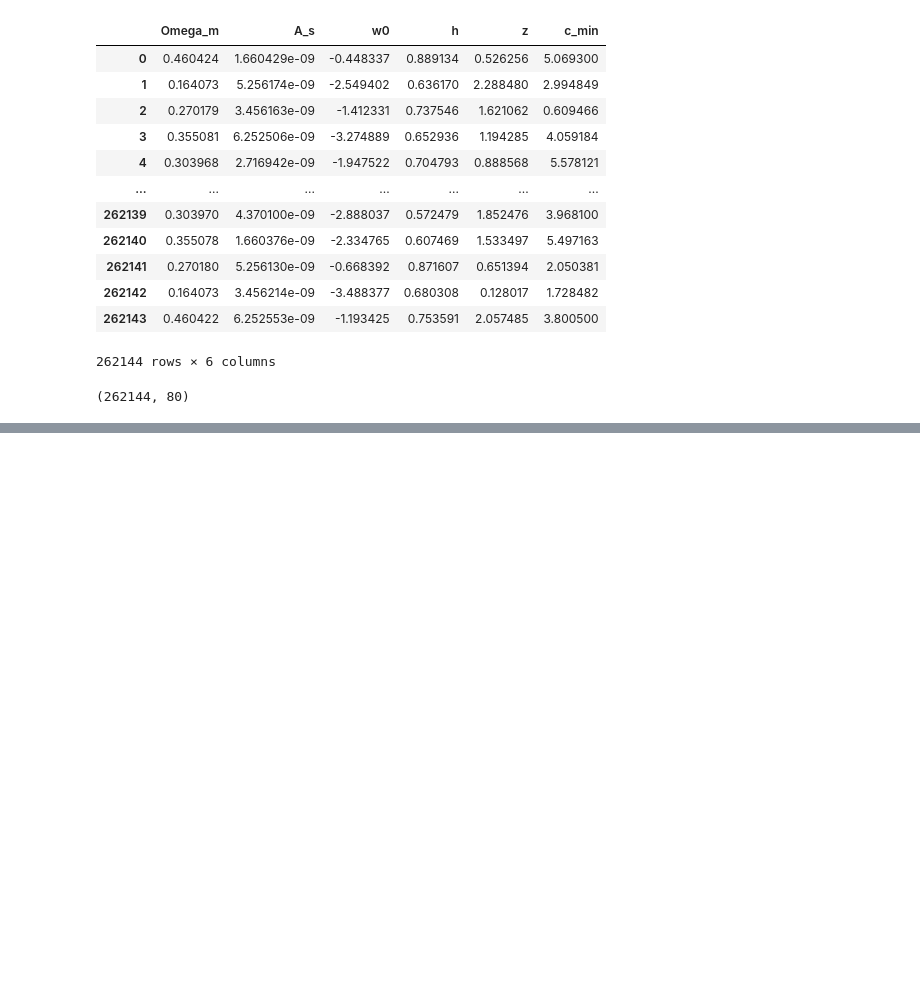
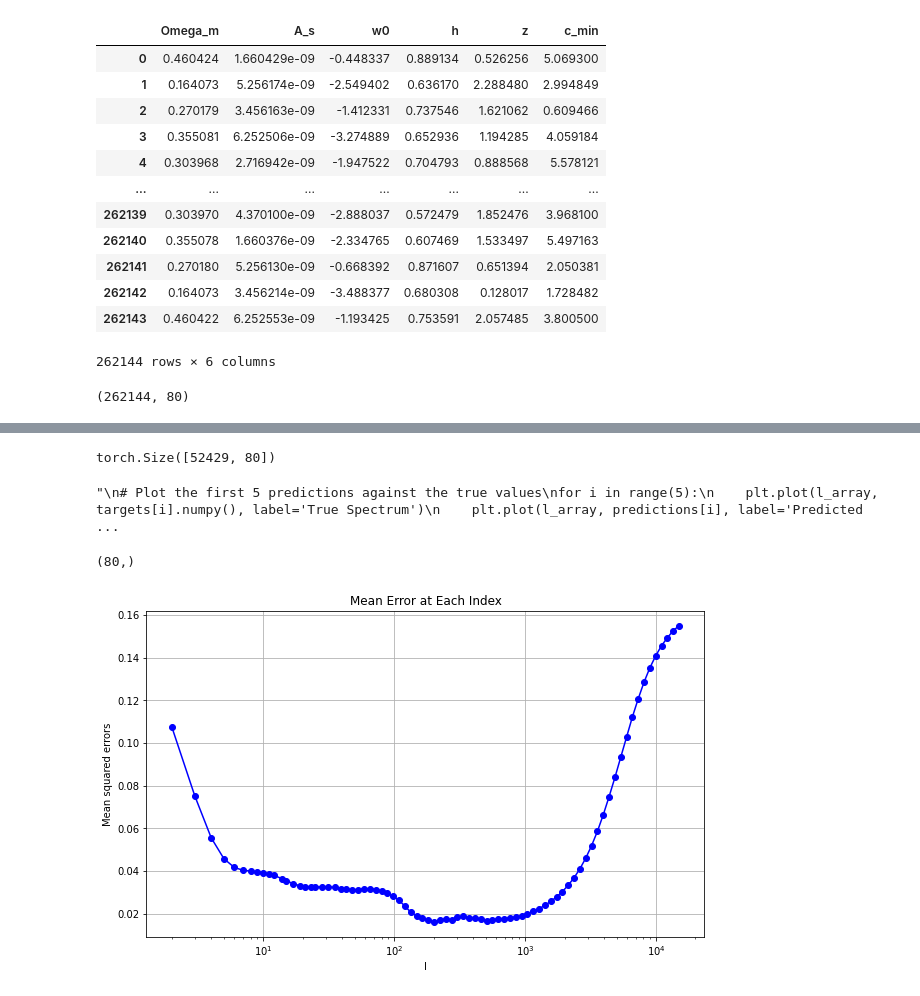
Before and after one commit to Mohinta2892/GalaxyEmulator, a Jupyter notebook: power_spectrum_emulator.ipynb, the cells around one changed output, grey strips where cells are left out. Saved outputs shown, nothing was run; the diff lists cells and outputs as text; code cells hidden in the pictures; blank space fills up the shorter version.

```diff
--- a/power_spectrum_emulator.ipynb
+++ b/power_spectrum_emulator.ipynb
@@ -55,0 +523,53 @@ print(parameters.head(5))
+# %%
+testLoader.dataset.y.shape
+# %% [output]
+torch.Size([52429, 80])
+# %%
+model.eval()
+predictions = []
+
+with torch.no_grad():
+    for data in testLoader:
+        inputs, targets = data
+        inputs, targets = inputs.float(), targets.float()
+
+        outputs = model(inputs)
+
+        predictions.append(outputs.numpy())
+
+
+# Convert predictions to numpy array
+predictions = np.vstack(predictions)
+
+'''
+# Plot the first 5 predictions against the true values
+for i in range(5):
+    plt.plot(l_array, targets[i].numpy(), label='True Spectrum')
+    plt.plot(l_array, predictions[i], label='Predicted Spectrum')
+    plt.xlabel('l')
+    plt.ylabel('P(l)')
+    plt.title(f'Spectrum {i+1}')
+    plt.xscale('log')
+    plt.legend()
+    plt.show()
+'''
+# %% [output]
+"\n# Plot the first 5 predictions against the true values\nfor i in range(5):\n    plt.plot(l_array, targets[i].numpy(), label='True Spectrum')\n    plt.plot(l_array, predictions[i], label='Predicted  ...
+# %%
+mean_squared_errors = np.mean((predictions - testLoader.dataset.y.numpy())**2, axis=0)
+
+mean_squared_errors.shape
+# %% [output]
+(80,)
+# %%
+# plot the mean error at each index
+plt.figure(figsize=(10, 6))
+plt.plot(l_array, mean_squared_errors, marker='o', linestyle='-', color='b')
+plt.xlabel('l')
+plt.ylabel('Mean squared errors')
+plt.xscale('log')
+plt.title('Mean Error at Each Index')
+plt.grid(True)
+plt.show()
+# %% [output]
+[figure, added]
```
Also changed, not shown: parts of 26 cells of this notebook.
